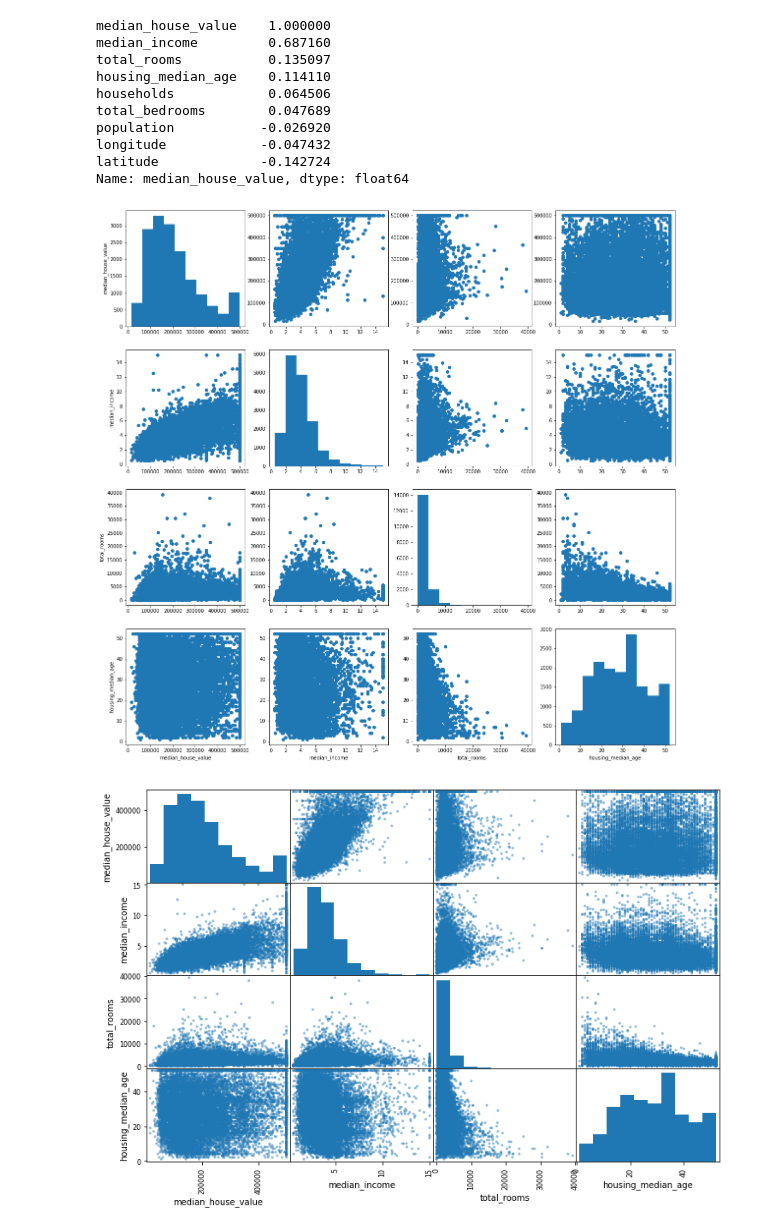
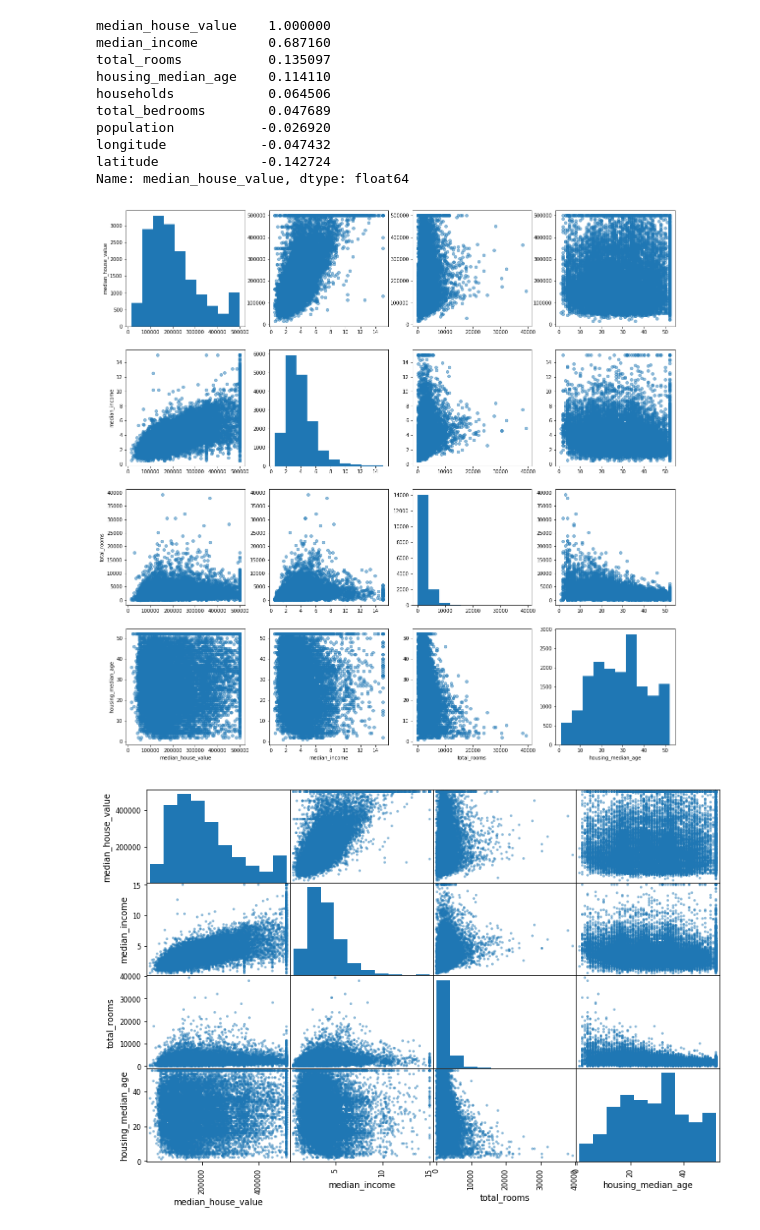
Before and after one commit to kolacz/MachineLearning, a Jupyter notebook: oreilly/chapter2/Mieszkania.ipynb, the cells around one changed output. Cells and saved outputs as stored; diff of their text form; code cells hidden in the pictures.

```diff
--- a/oreilly/chapter2/Mieszkania.ipynb
+++ b/oreilly/chapter2/Mieszkania.ipynb
@@ -204,19 +204,19 @@ attributes = ["median_house_value", "median_income", "total_rooms", "housing_med
 # %%
 plt.figure(figsize=(20,20))
 k = len(attributes)
 for i in range(k):
     for j in range(k):
         plt.subplot(k, k, (k*i)+j+1)
         if j == 0:
             plt.ylabel(attributes[i])
         if i == k-1:
             plt.xlabel(attributes[j])
         if i == j:
             plt.hist(housing[attributes[j]])
         else:
-            plt.scatter(housing[attributes[j]], housing[attributes[i]])
+            plt.scatter(housing[attributes[j]], housing[attributes[i]], alpha=0.5)
 # %% [output]
-[figure, old version]
+[figure, new version]
 # %%
 scatter_matrix(housing[attributes], figsize=(12, 8));
 # %% [output]
```
Also changed, not shown: parts of 9 cells of this notebook.
